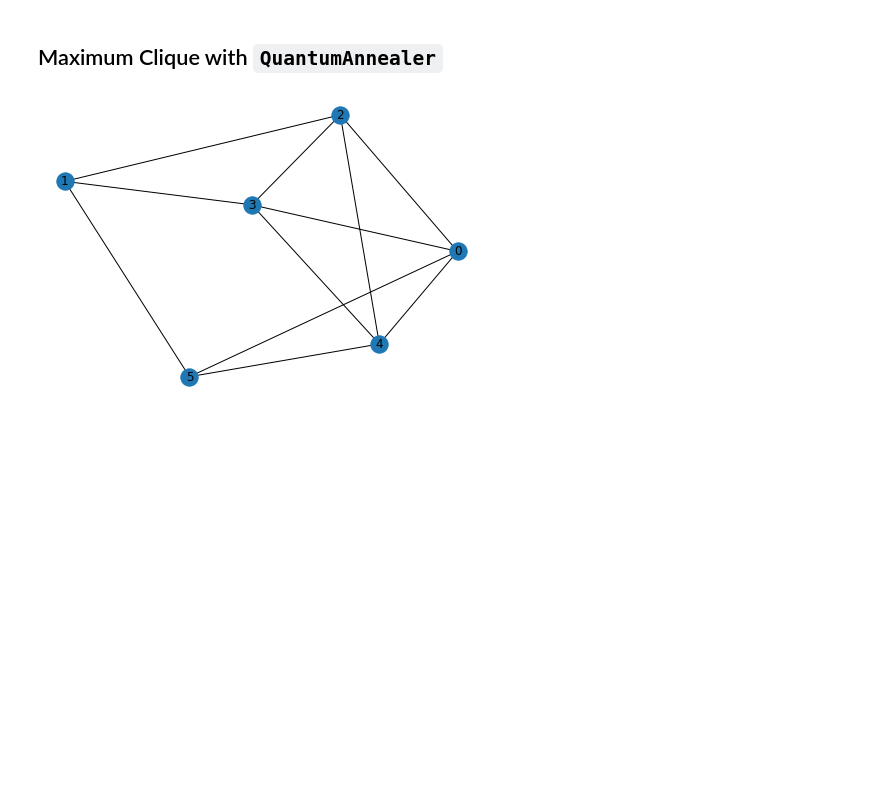
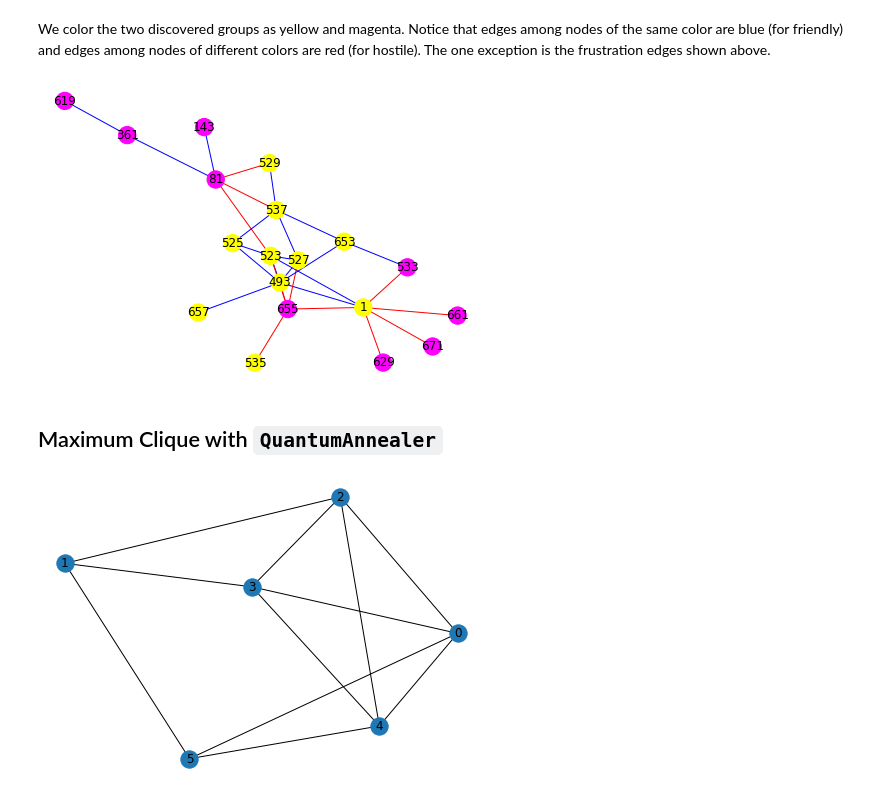
Before and after one commit to amaiya/quixotic, a Jupyter notebook: nbs/99a_examples_quantum_annealing.ipynb, the cells around one changed output. Saved outputs shown, nothing was run; the diff lists cells and outputs as text; code cells hidden in the pictures; blank space fills up the shorter version.

```diff
--- a/nbs/99a_examples_quantum_annealing.ipynb
+++ b/nbs/99a_examples_quantum_annealing.ipynb
@@ -199,3 +76,11 @@ nx.draw(S, with_labels=True, pos=positions)
+# %% [markdown]
+We color the two discovered groups as yellow and magenta.  Notice that edges among nodes of the same color are blue (for friendly) and edges among nodes of different colors are red (for hostile).  The one exception is the frustration edges shown above.
+# %%
+node_colors = ['yellow' if bicoloring[node] ==1 else 'magenta' for node in G.nodes]
+edge_colors = ['blue' if G.edges[e]['sign'] ==1 else 'red' for e in G.edges]
+nx.draw(G, with_labels=True, node_color=node_colors, edges=G.edges, edge_color=edge_colors, pos=positions)
+# %% [output]
+[figure, added]
 # %% [markdown]
 ## Maximum Clique with `QuantumAnnealer`
 # %%
```
Also changed, not shown: parts of 18 cells of this notebook, 1 other file.
